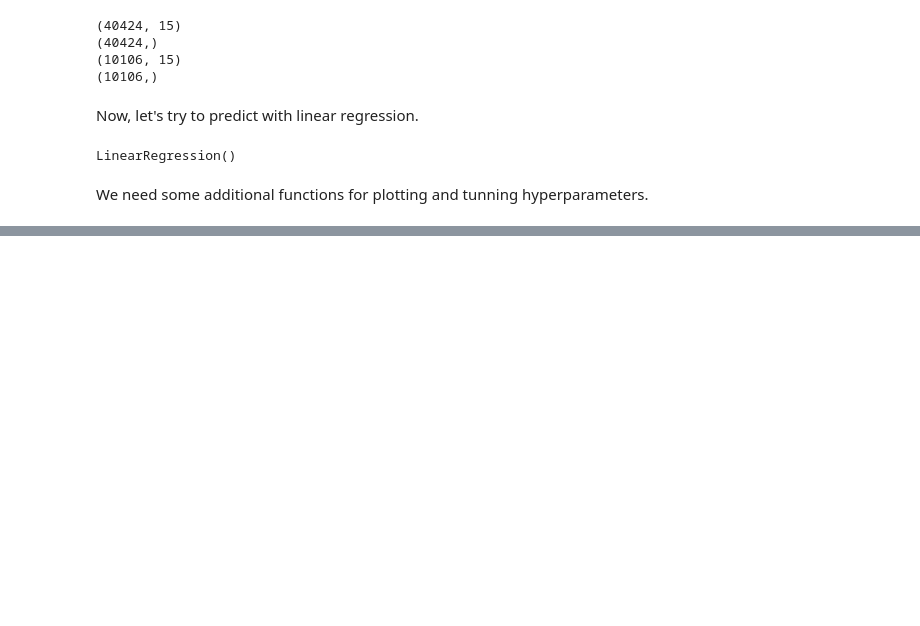
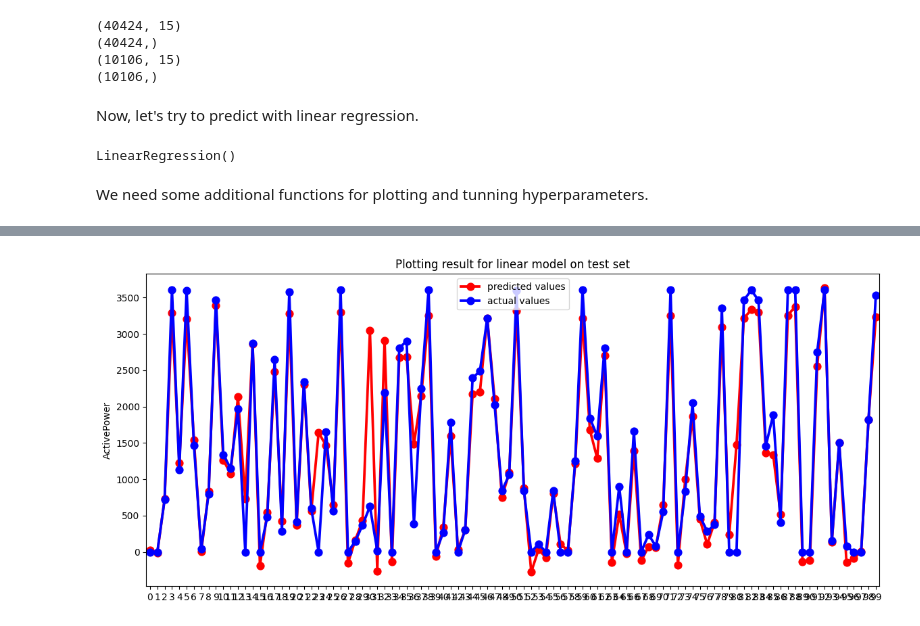
Before and after one commit to thuongtuandang/energy_anomaly_detection, a Jupyter notebook: data_exploring.ipynb, the cells around one changed output, grey strips where cells are left out. Drawn from its saved outputs; the diff is of its cells as text; code cells hidden in the pictures; blank space fills up the shorter version.

```diff
--- a/data_exploring.ipynb
+++ b/data_exploring.ipynb
@@ -403,0 +404,5 @@ This result is actually quite good, with R2 score is 0.9.s
+# %%
+y_test_pred = model_evaluation(linear_model, X_test, y_test)
+title = 'Plotting result for linear model on test set'
+point_plot(y_test_pred, y_test, title, range = 100, start_index = 100)
+# %% [output]
@@ -403,0 +411 @@ This result is actually quite good, with R2 score is 0.9.s
+[figure, added]
```
Also changed, not shown: parts of 7 cells of this notebook.
